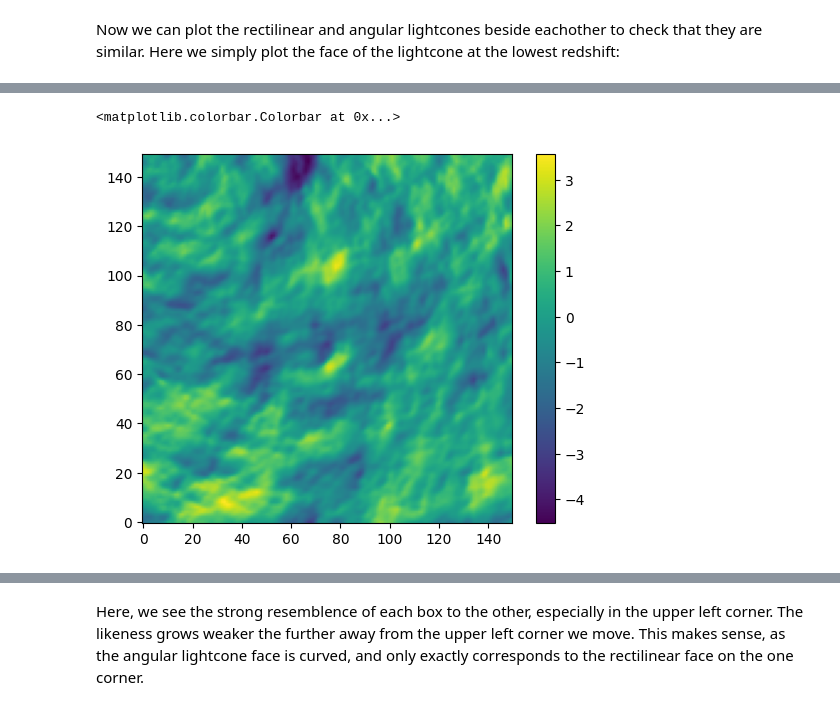
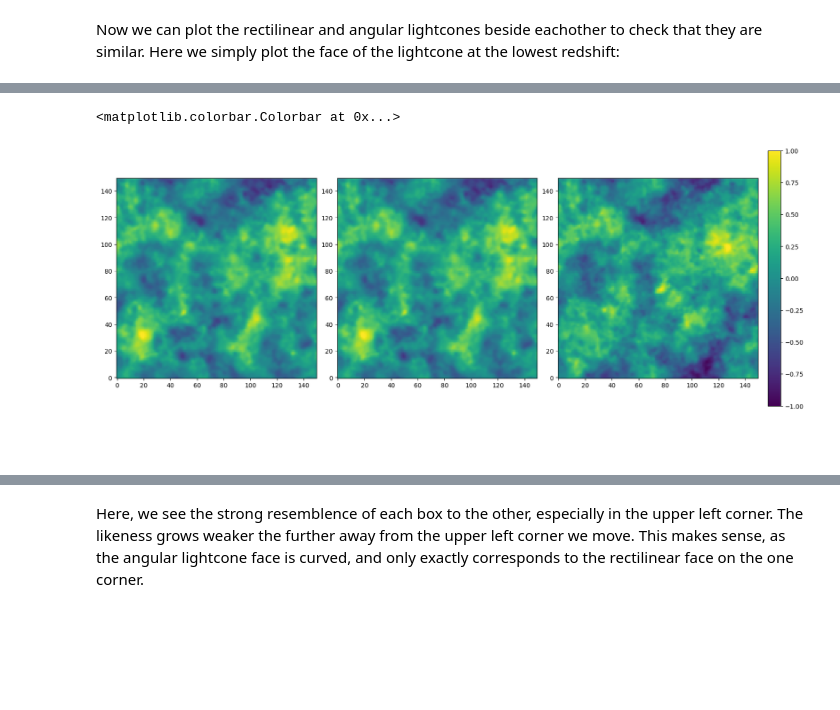
Before and after one commit to 21cmfast/21cmFAST, a Jupyter notebook: docs/tutorials/lightcones.ipynb, the cells around one changed output, grey strips where cells are left out. Cells and saved outputs as stored; diff of their text form; code cells hidden in the pictures; blank space fills up the shorter version.

Commit message:
fix: array shape for cosmotile

```diff
--- a/docs/tutorials/lightcones.ipynb
+++ b/docs/tutorials/lightcones.ipynb
@@ -174,10 +163,3 @@ lightcone_norsd = p21c.run_lightcone(
     user_params=user_params,
     flag_options={"APPLY_RSDS": False}
 )
-# %%
-velocity_slice = ang_lightcone.lightcones['los_velocity'][:, 0].reshape((150,150))
-plt.imshow((velocity_slice*un.Mpc/un.s / ang_lightcone.cosmo_params.cosmo.H(7.0)).to(un.Mpc), origin='lower')
-plt.colorbar()
-# %% [output]
-<matplotlib.colorbar.Colorbar at 0x...>
-[figure, removed]
@@ -183,0 +174,23 @@ plt.colorbar()
+# %%
+def topix(losv):
+    if losv.ndim ==2:
+        n = int(np.sqrt(losv.shape[0]))
+        losv = losv.reshape((n,n, -1))
+
+    los_displacement = (losv*un.Mpc/un.s /  ang_lightcone.cosmo_params.cosmo.H(7.0)).to(un.Mpc)
+    los_displacement_pix = los_displacement.to(un.pixel, un.pixel_scale(un.pixel / user_params.cell_size))
+    return los_displacement_pix
+# %%
+fig, ax = plt.subplots(1, 3, figsize=(16, 6), constrained_layout=True)
+los_displacement_pix = topix(ang_lightcone.lightcones['los_velocity'])
+cax =ax[0].imshow(los_displacement_pix[...,0], origin='lower', vmin=-1, vmax=1)
+
+los_displacement_angz = topix(ang_lightcone.velocity_z)
+cax = ax[1].imshow(-los_displacement_angz[..., 0], origin='lower', vmin=-1, vmax=1)
+
+los_displacement_rec_pix = topix(lightcone.velocity_z)
+cax = ax[2].imshow(-los_displacement_rec_pix[..., 0], origin='lower', vmin=-1, vmax=1)
+plt.colorbar(cax, ax=ax[2])
+# %% [output]
+<matplotlib.colorbar.Colorbar at 0x...>
+[figure, added]
@@ -183,0 +199,4 @@ plt.colorbar()
+# %%
+dvdx.unit
+# %% [output]
+$\mathrm{}$
```
Also changed, not shown: parts of 19 cells of this notebook, 2 other files.
